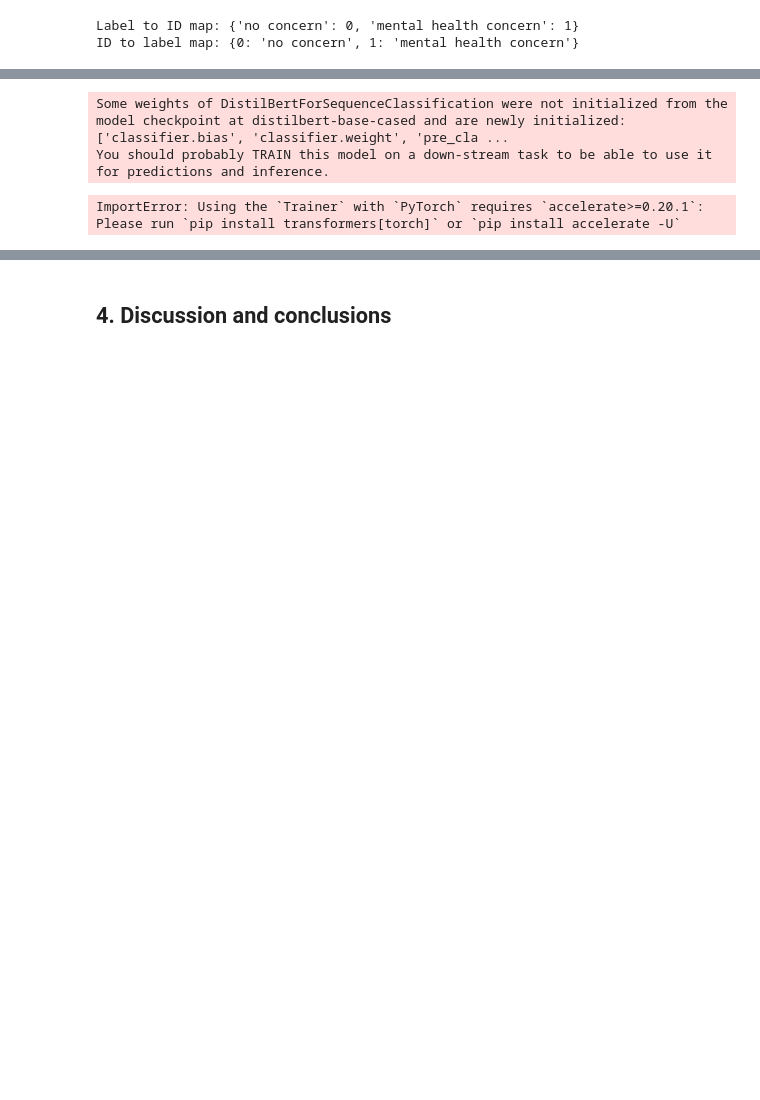
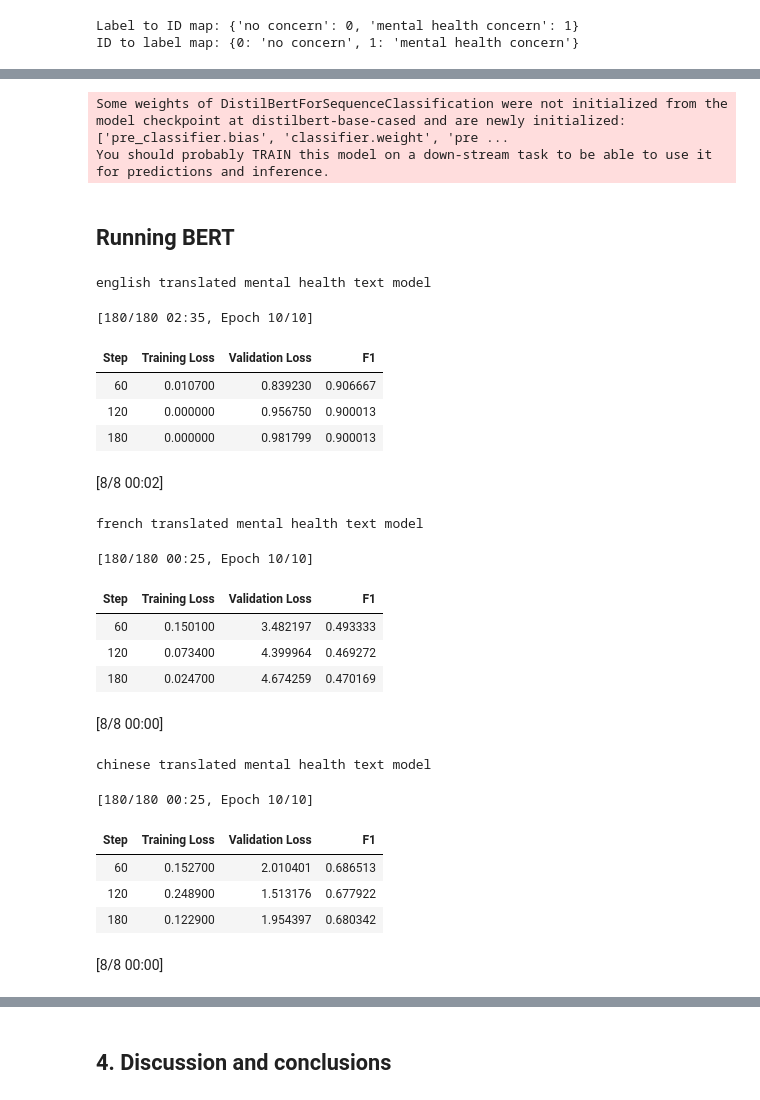
Before and after one commit to anabi77498/text-translation-and-bert, a Jupyter notebook: project.ipynb, the cells around one changed output, grey strips where cells are left out. Drawn from its saved outputs; the diff is of its cells as text; code cells hidden in the pictures; blank space fills up the shorter version.

```diff
--- a/project.ipynb
+++ b/project.ipynb
@@ -639,22 +644,71 @@ Testing Dataset:
 model = DistilBertForSequenceClassification.from_pretrained(
     model_name,
     num_labels=len(label2id)
-)
+).to(device_name)
 # %% [output]
-Some weights of DistilBertForSequenceClassification were not initialized from the model checkpoint at distilbert-base-cased and are newly initialized: ['classifier.bias', 'classifier.weight', 'pre_cla ...
+Some weights of DistilBertForSequenceClassification were not initialized from the model checkpoint at distilbert-base-cased and are newly initialized: ['pre_classifier.bias', 'classifier.weight', 'pre ...
 You should probably TRAIN this model on a down-stream task to be able to use it for predictions and inference.
 # %%
 training_args = TrainingArguments(
-    num_train_epochs=6,
-    per_device_train_batch_size=16,
-    per_device_eval_batch_size=16,
+    num_train_epochs=10,
+    per_device_train_batch_size=20,
+    per_device_eval_batch_size=20,
     learning_rate=5e-5,
-    warmup_steps=60,
+    warmup_steps=80,
     weight_decay=0.01,
     output_dir='./results',
     logging_dir='./logs',
-    logging_steps=40,
+    logging_steps=60,
     evaluation_strategy='steps',
 )
-# %% [output]
-ImportError: Using the `Trainer` with `PyTorch` requires `accelerate>=0.20.1`: Please run `pip install transformers[torch]` or `pip install accelerate -U`
+# %%
+#defining metrics
+
+def compute_metrics(pred):
+  labels = pred.label_ids
+  preds = pred.predictions.argmax(-1)
+  score = f1_score(labels, preds, average='weighted')
+  return {
+      'f1': score,
+  }
+# %% [markdown]
+## Running BERT
+# %%
+trainers = {}
+
+for language in languages:
+  trainer = Trainer(
+    model=model,
+    args=training_args,
+    train_dataset=datasets[language]['train_dataset'],
+    eval_dataset=datasets[language]['test_dataset'],
+    compute_metrics=compute_metrics
+  )
+  trainers[language] = trainer
+# %%
+for language in languages:
+  print(f"{language} translated mental health text model")
+  trainers[language].train()
+  trainers[language].evaluate()
+# %% [output]
+english translated mental health text model
+[180/180 02:35, Epoch 10/10]
+| Step | Training Loss | Validation Loss | F1 |
+| 60 | 0.010700 | 0.839230 | 0.906667 |
+| 120 | 0.000000 | 0.956750 | 0.900013 |
+| 180 | 0.000000 | 0.981799 | 0.900013 |
+[8/8 00:02]
+french translated mental health text model
+[180/180 00:25, Epoch 10/10]
+| Step | Training Loss | Validation Loss | F1 |
+| 60 | 0.150100 | 3.482197 | 0.493333 |
+| 120 | 0.073400 | 4.399964 | 0.469272 |
+| 180 | 0.024700 | 4.674259 | 0.470169 |
+[8/8 00:00]
+chinese translated mental health text model
+[180/180 00:25, Epoch 10/10]
+| Step | Training Loss | Validation Loss | F1 |
+| 60 | 0.152700 | 2.010401 | 0.686513 |
+| 120 | 0.248900 | 1.513176 | 0.677922 |
+| 180 | 0.122900 | 1.954397 | 0.680342 |
+[8/8 00:00]
```
Also changed, not shown: parts of 33 cells of this notebook.
